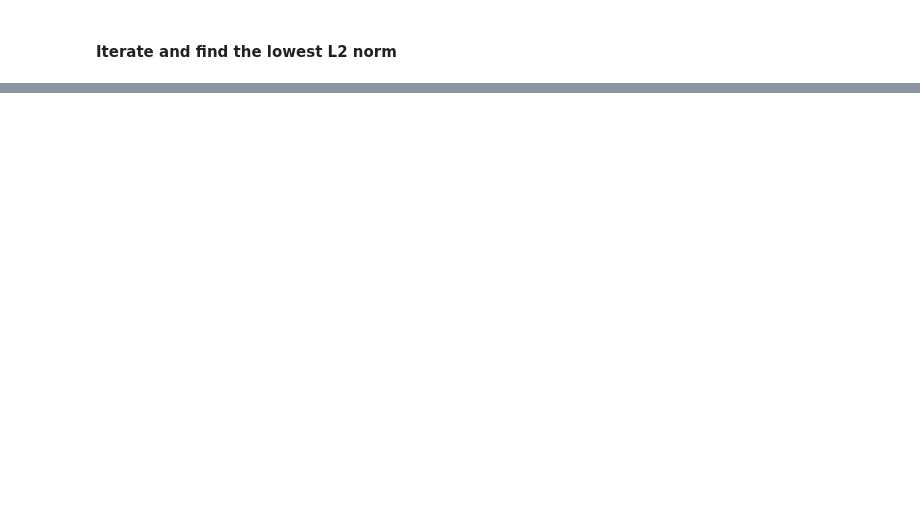
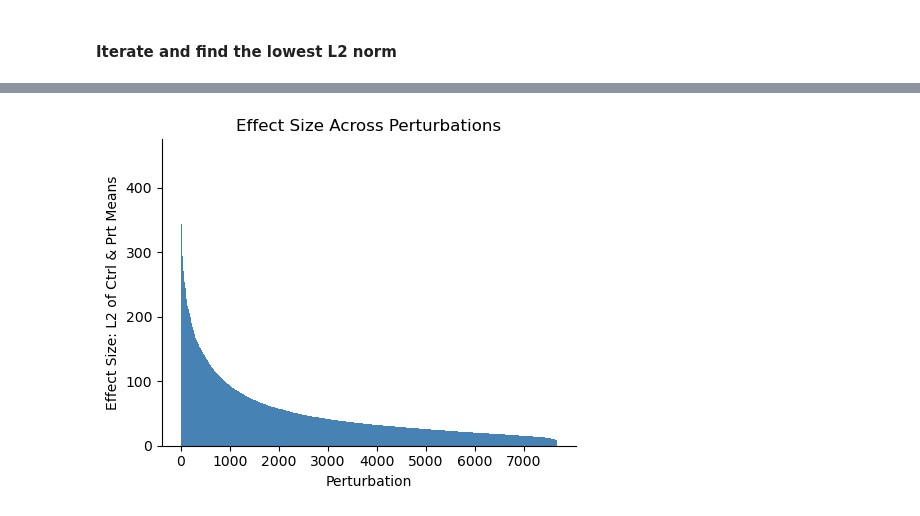
Before and after one commit to czi-ai/reg-net-llm, a Jupyter notebook: notebooks/replogle_gene_selection.ipynb, the cells around one changed output, grey strips where cells are left out. Cells and saved outputs as stored; diff of their text form; code cells hidden in the pictures; blank space fills up the shorter version.

Commit message:
group.califano merge

```diff
--- a/notebooks/replogle_gene_selection.ipynb
+++ b/notebooks/replogle_gene_selection.ipynb
@@ -87,4 +68,4 @@ mean_perturbed
 effect = {}
 for prt in tqdm(mean_perturbed.keys()):
     effect_size = np.linalg.norm(mean_perturbed[prt] - ctrl_mean)
-    effect[prt] = effect_size
+    effect[prt] = float(effect_size)
@@ -102,7 +72,3 @@ ValueError: If using all scalar values, you must pass an index
 # %%
-import json
-
-my_dict = {"a": 1, "b": 2, "c": 3}
-
-with open("output.json", "w") as f:
-    json.dump(my_dict, f, indent=4)
+with open("/hpc/projects/group.califano/full_effects_dict.json", "w") as f:
+    json.dump(effect, f, indent=4)
@@ -108,0 +77,6 @@ with open("output.json", "w") as f:
+# %%
+with open("/hpc/projects/group.califano/full_effects.json", "r") as f:
+    effect = json.load(f)
+
+effect = pd.Series(effect).sort_values(ascending=False)
+effect
@@ -108,0 +96,40 @@ with open("output.json", "w") as f:
+# %%
+import matplotlib.pyplot as plt
+import pandas as pd
+import numpy as np
+
+# Example Series (replace with your Series)
+your_series = effect
+
+# Sort and re-index
+sorted_series = your_series.sort_values(ascending=False).reset_index(drop=True)
+n = len(sorted_series)
+
+# Create the plot
+fig, ax = plt.subplots(figsize=(5, 4))
+
+# Vertical bars
+ax.bar(
+    x=np.arange(n),
+    height=sorted_series.values,
+    width=1.0,
+    color="steelblue",
+)
+
+# Only label every 1000th sample on the x-axis
+step = 1000
+xticks = np.arange(0, n, step)
+ax.set_xticks(xticks)
+ax.set_xticklabels(xticks)
+
+# Cleanup
+ax.set_xlabel("Perturbation")
+ax.set_ylabel("Effect Size: L2 of Ctrl & Prt Means")
+ax.set_title("Effect Size Across Perturbations")
+ax.spines["top"].set_visible(False)
+ax.spines["right"].set_visible(False)
+
+plt.tight_layout()
+plt.show()
+# %% [output]
+[figure, added]
```
Also changed, not shown: parts of 10 cells of this notebook, 6 other files.
